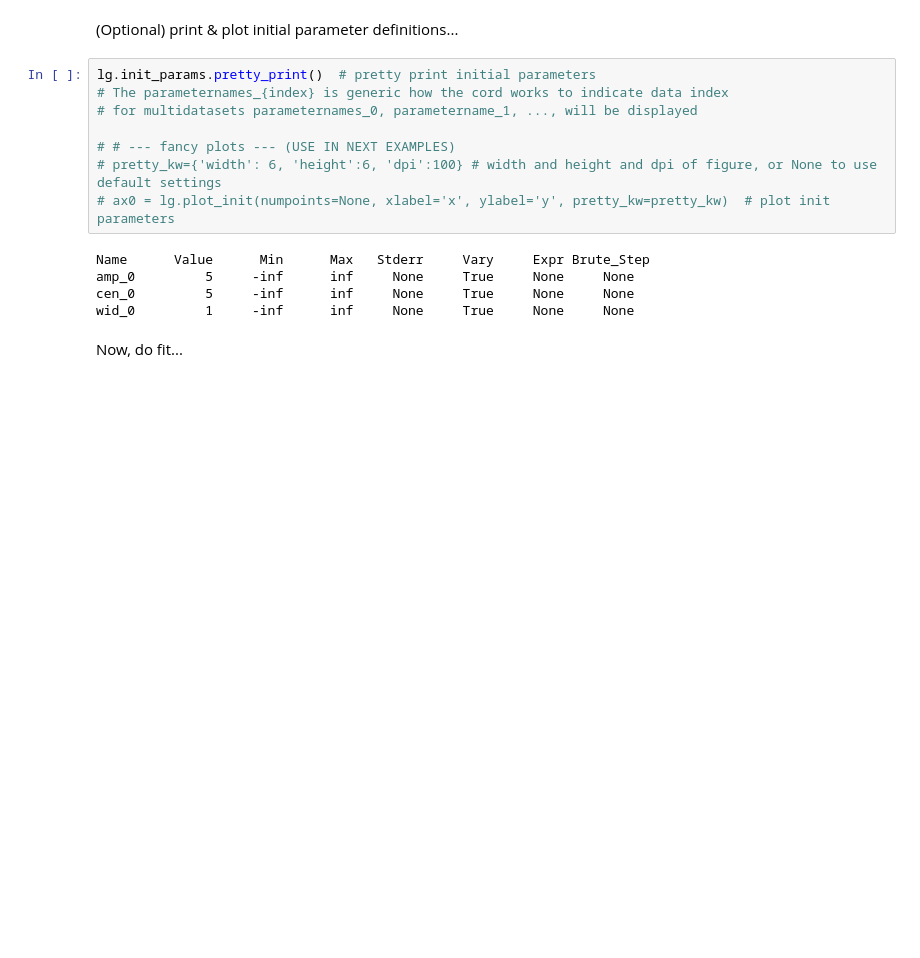
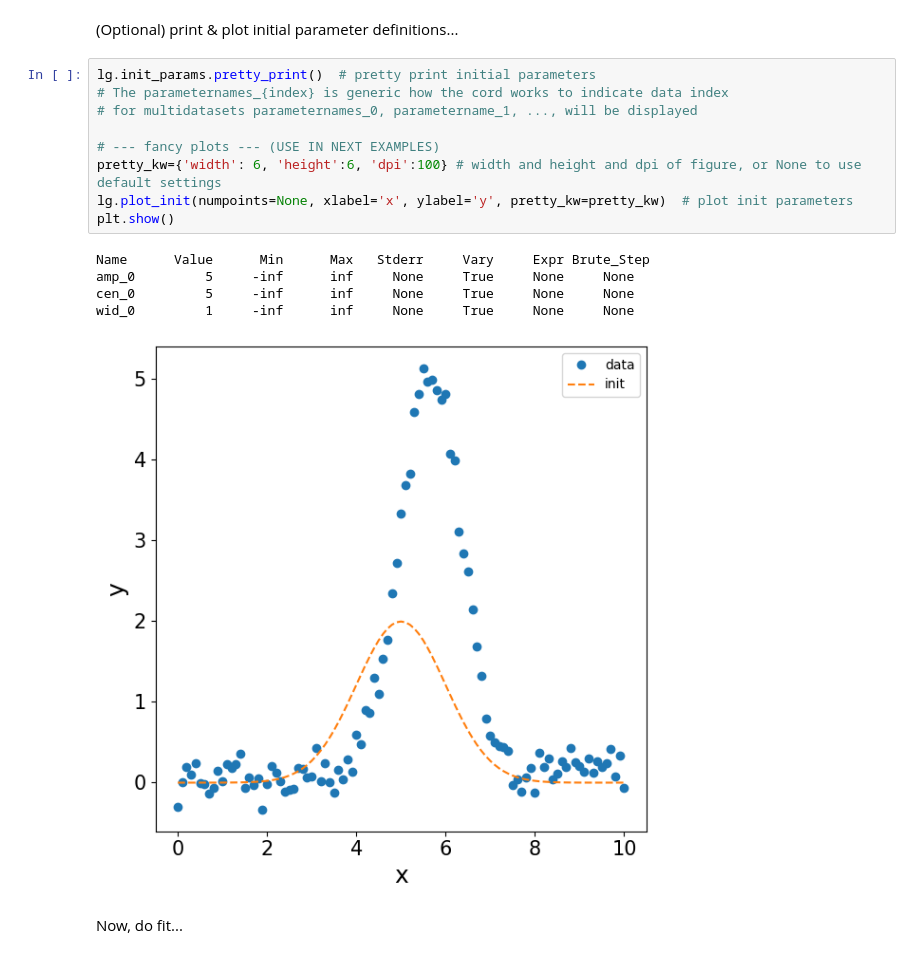
Before and after one commit to jazmaryphy/lmfit_global, a Jupyter notebook: examples/lgfit_model_gaussian.ipynb, the cells around one changed output. Cells and saved outputs as stored; diff of their text form; blank space fills up the shorter version.

```diff
--- a/examples/lgfit_model_gaussian.ipynb
+++ b/examples/lgfit_model_gaussian.ipynb
@@ -141,16 +141,18 @@ INFO: LmfitGlobal: ######################################
 # %%
 lg.init_params.pretty_print()  # pretty print initial parameters
 # The parameternames_{index} is generic how the cord works to indicate data index
 # for multidatasets parameternames_0, parametername_1, ..., will be displayed
 
-# # --- fancy plots --- (USE IN NEXT EXAMPLES)
-# pretty_kw={'width': 6, 'height':6, 'dpi':100} # width and height and dpi of figure, or None to use default settings
-# ax0 = lg.plot_init(numpoints=None, xlabel='x', ylabel='y', pretty_kw=pretty_kw)  # plot init parameters
+# --- fancy plots --- (USE IN NEXT EXAMPLES)
+pretty_kw={'width': 6, 'height':6, 'dpi':100} # width and height and dpi of figure, or None to use default settings
+lg.plot_init(numpoints=None, xlabel='x', ylabel='y', pretty_kw=pretty_kw)  # plot init parameters
+plt.show()
 # %% [output]
 Name      Value      Min      Max   Stderr     Vary     Expr Brute_Step
 amp_0         5     -inf      inf     None     True     None     None
 cen_0         5     -inf      inf     None     True     None     None
 wid_0         1     -inf      inf     None     True     None     None
+[figure, added]
 # %% [markdown]
 Now, do fit...
 # %%
```
Also changed, not shown: parts of 1 cell of this notebook, 16 other files.
